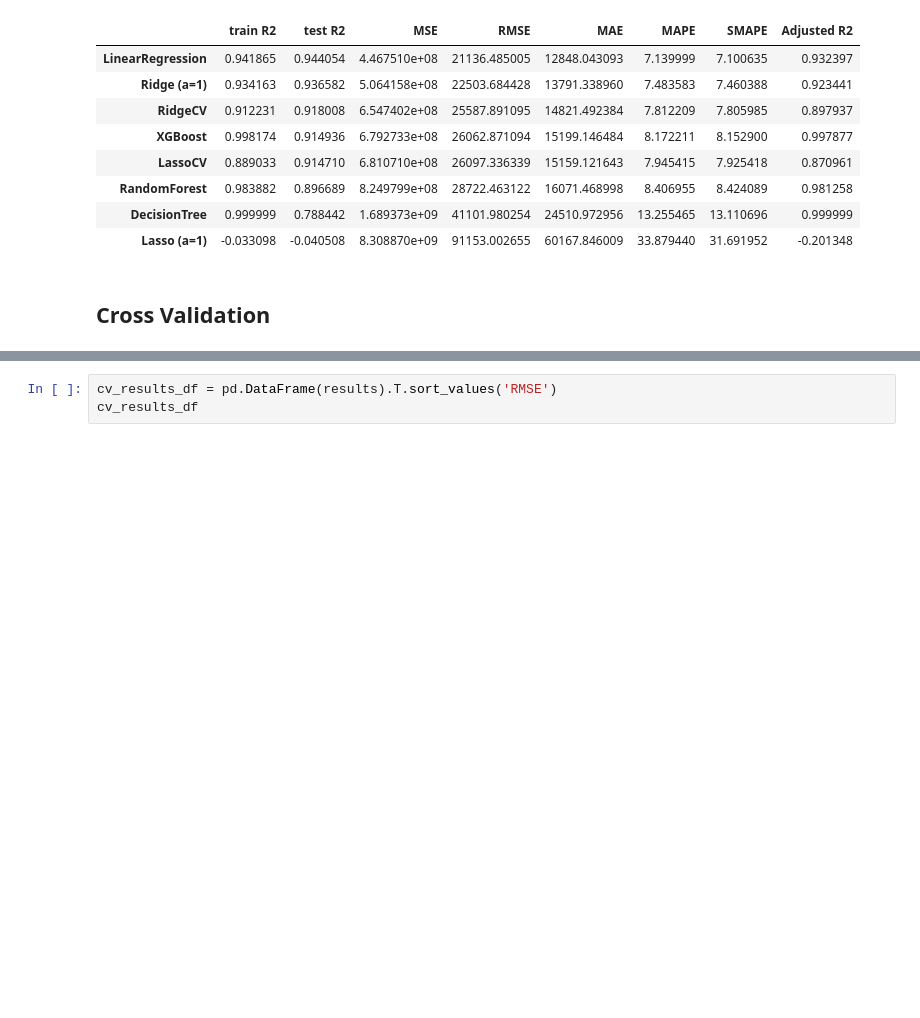
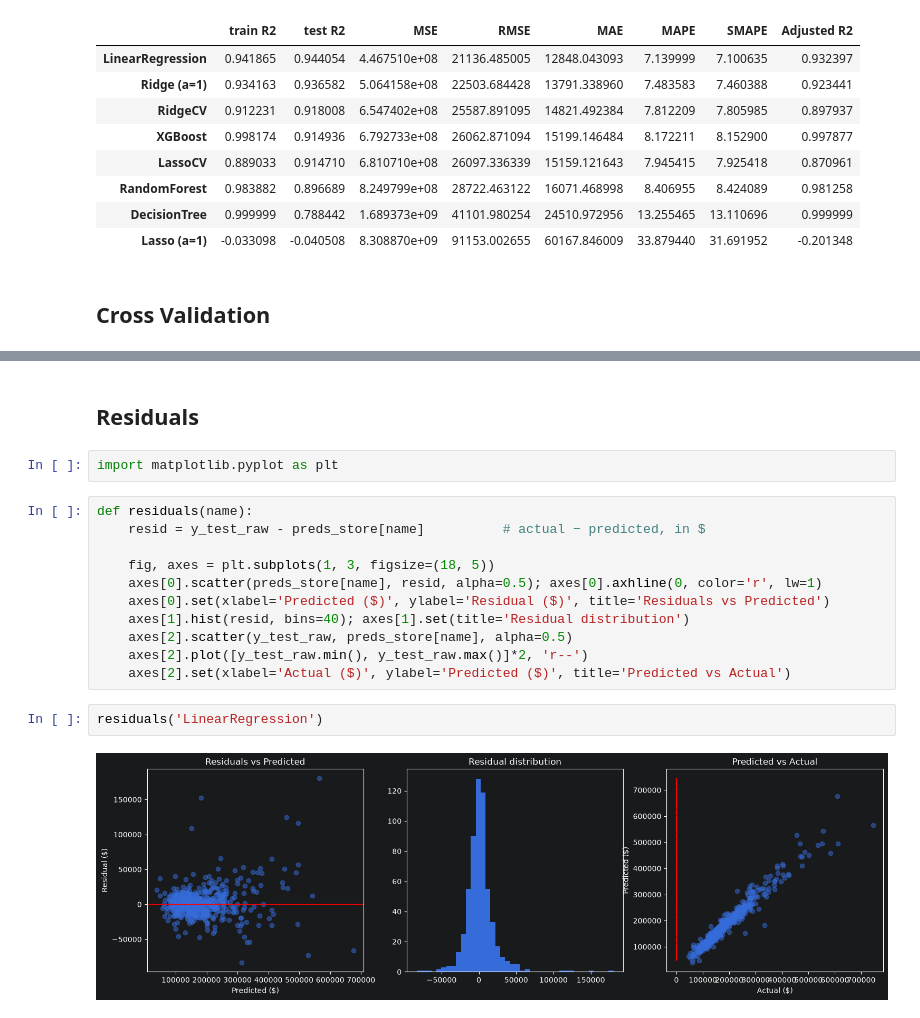
Before and after one commit to Enky-yy/theories-of-theory, a Jupyter notebook: part 1/pipeline.ipynb, the cells around one changed output, grey strips where cells are left out. Cells and saved outputs as stored; diff of their text form; blank space fills up the shorter version.

```diff
--- a/part 1/pipeline.ipynb
+++ b/part 1/pipeline.ipynb
@@ -895,3 +910,19 @@ cv_evaluate('XGBoost',          XGBoost)
-# %%
-cv_results_df = pd.DataFrame(results).T.sort_values('RMSE')
-cv_results_df
+# %% [markdown]
+## Residuals
+# %%
+import matplotlib.pyplot as plt
+# %%
+def residuals(name):
+    resid = y_test_raw - preds_store[name]          # actual − predicted, in $
+
+    fig, axes = plt.subplots(1, 3, figsize=(18, 5))
+    axes[0].scatter(preds_store[name], resid, alpha=0.5); axes[0].axhline(0, color='r', lw=1)
+    axes[0].set(xlabel='Predicted ($)', ylabel='Residual ($)', title='Residuals vs Predicted')
+    axes[1].hist(resid, bins=40); axes[1].set(title='Residual distribution')
+    axes[2].scatter(y_test_raw, preds_store[name], alpha=0.5)
+    axes[2].plot([y_test_raw.min(), y_test_raw.max()]*2, 'r--')
+    axes[2].set(xlabel='Actual ($)', ylabel='Predicted ($)', title='Predicted vs Actual')
+# %%
+residuals('LinearRegression')
+# %% [output]
+[figure, added]
```
Also changed, not shown: parts of 21 cells of this notebook.
